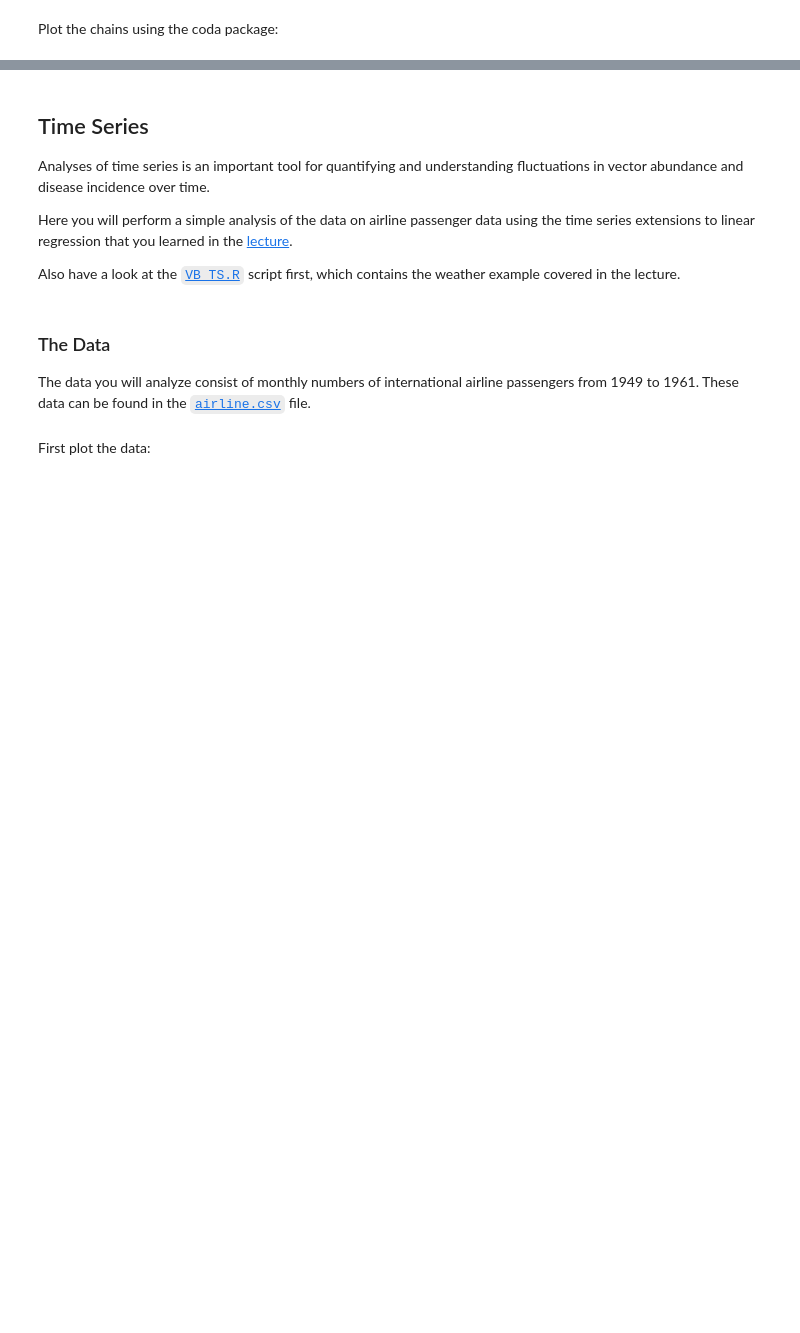
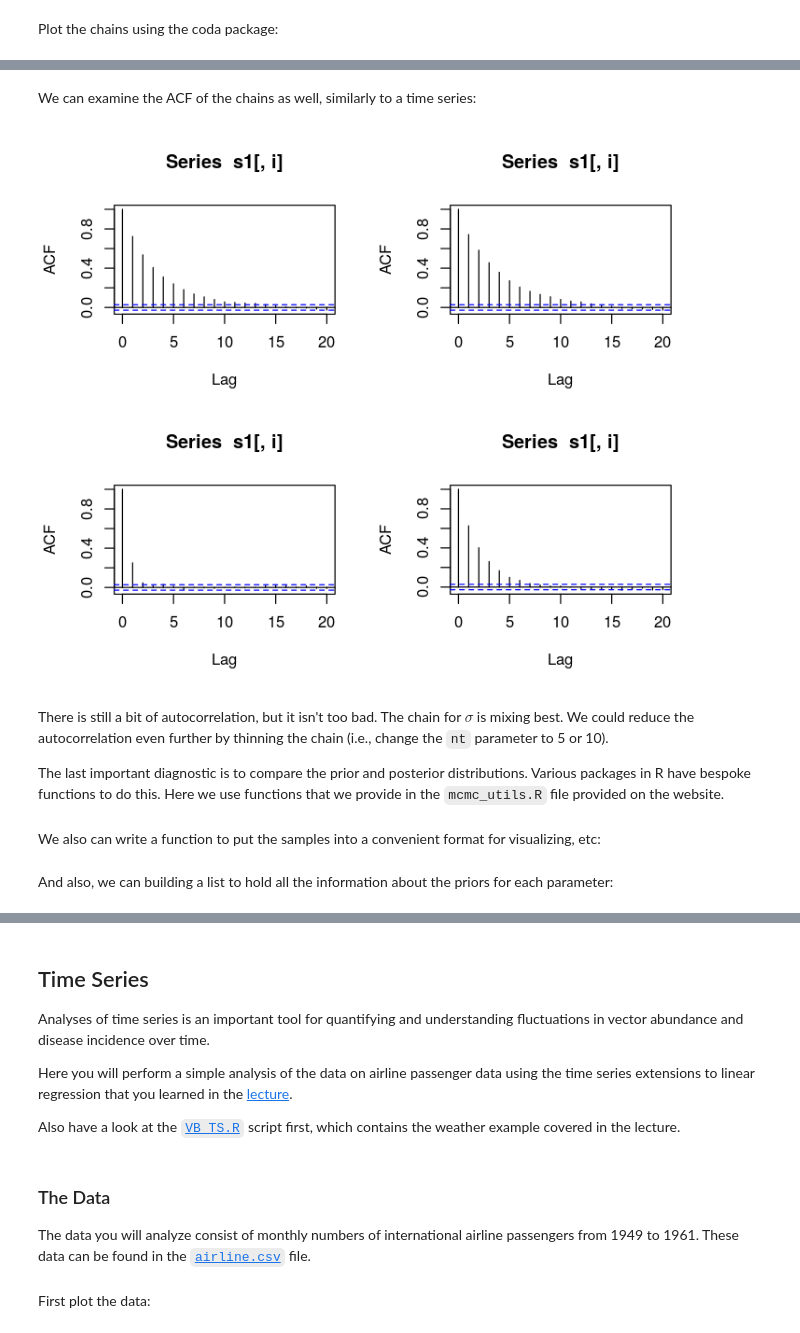
Before and after one commit to vectorbite/VBiTraining2, a Jupyter notebook: notebooks/Abundances.ipynb, the cells around one changed output, grey strips where cells are left out. Cells and saved outputs as stored; diff of their text form; code cells hidden in the pictures; blank space fills up the shorter version.

```diff
--- a/notebooks/Abundances.ipynb
+++ b/notebooks/Abundances.ipynb
@@ -402,0 +418,12 @@ plot(OD.12C.mcmc[,c(1,2,4)])
+# %% [markdown]
+We can examine the ACF of the chains as well, similarly to a time series:
+# %%
+s1<-as.data.frame(OD.12C.mcmc[[1]])
+par(mfrow=c(2,2))
+for(i in 2:5) acf(s1[,i], lag.max=20)
+# %% [output]
+[figure, added]
+# %% [markdown]
+There is still a bit of autocorrelation, but it isn't too bad. The chain for $\sigma$ is mixing best. We could reduce the autocorrelation even further by thinning the chain (i.e., change the `nt` parameter to 5 or 10).
+
+The last important diagnostic is to compare the prior and posterior distributions. Various packages in R have bespoke functions to do this. Here we use functions that we provide in the `mcmc_utils.R` file provided on the website.
@@ -402,0 +432,2 @@ plot(OD.12C.mcmc[,c(1,2,4)])
+# %% [markdown]
+We also can write a function to put the samples into a convenient format for visualizing, etc:
@@ -402,0 +441,2 @@ plot(OD.12C.mcmc[,c(1,2,4)])
+# %% [markdown]
+And also, we can building a list to hold all the information about the priors for each parameter:
```
Also changed, not shown: parts of 30 cells of this notebook, 7 other files.
